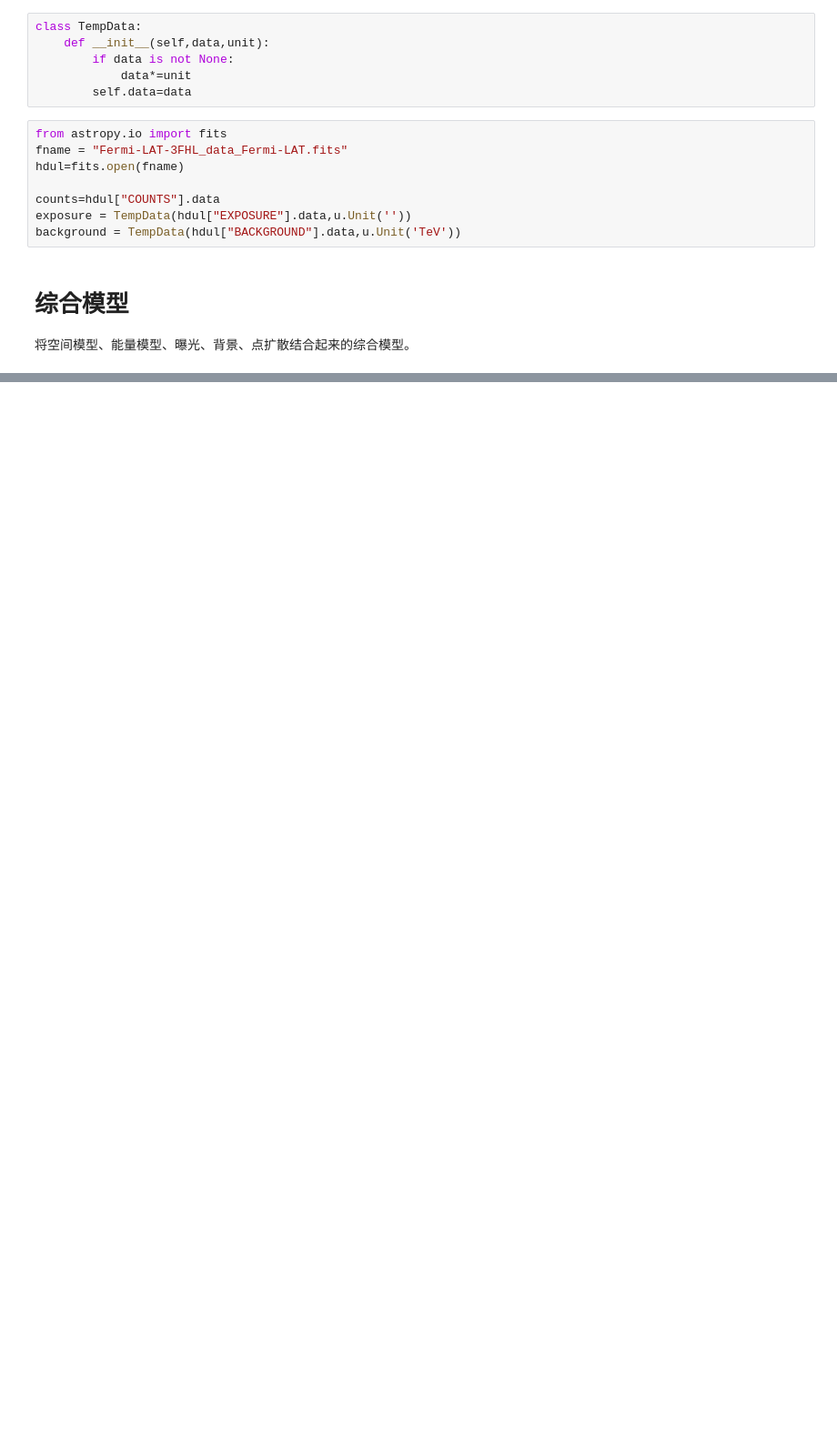
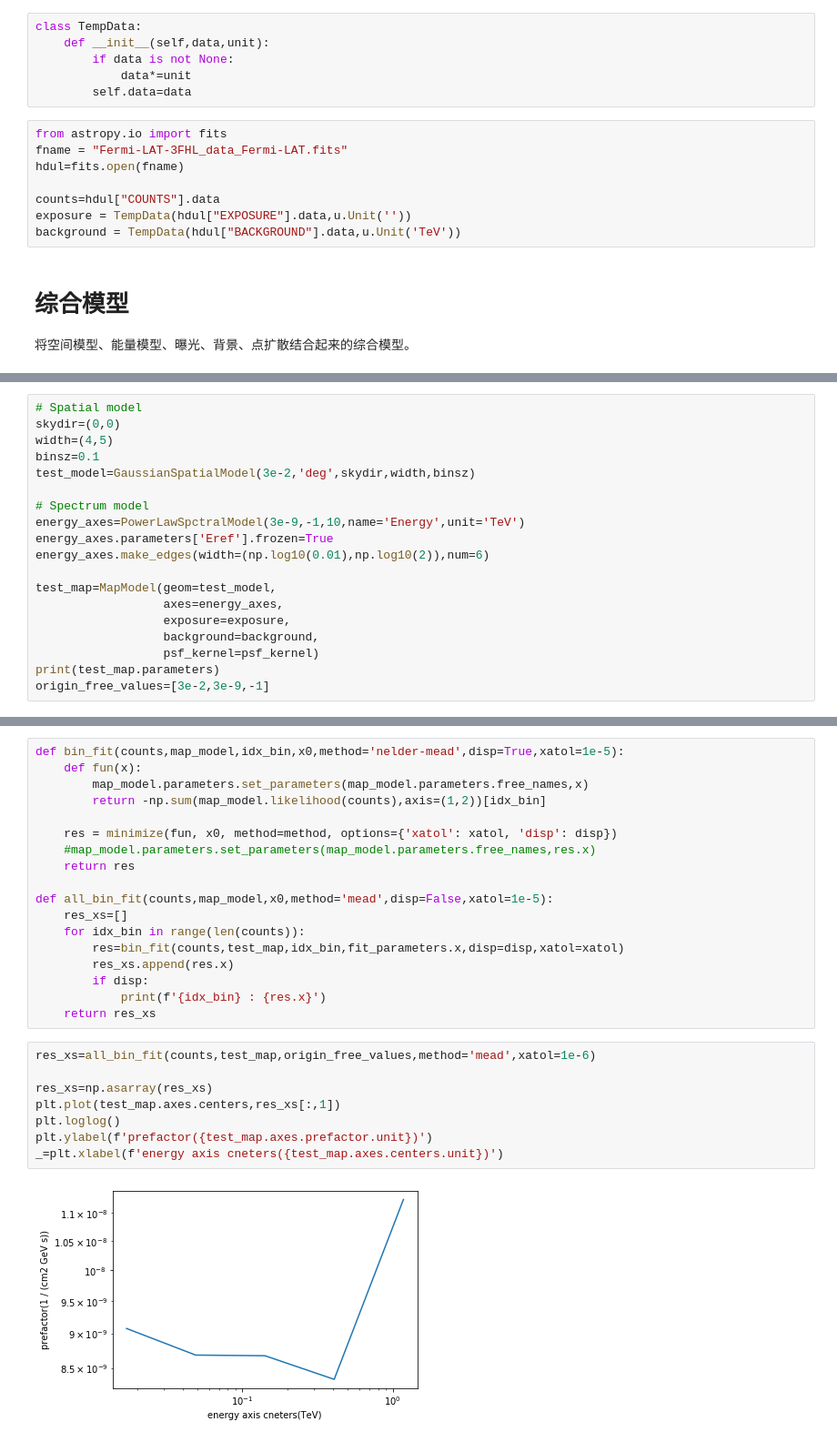
Before and after one commit to watertien/joint, a Jupyter notebook: test_wyx_joint.ipynb, the cells around one changed output, grey strips where cells are left out. Shown at 91% size. Drawn from its saved outputs; the diff is of its cells as text; blank space fills up the shorter version.

```diff
--- a/test_wyx_joint.ipynb
+++ b/test_wyx_joint.ipynb
@@ -593,0 +669,19 @@ Parameters
+# %%
+# Spatial model
+skydir=(0,0)
+width=(4,5)
+binsz=0.1
+test_model=GaussianSpatialModel(3e-2,'deg',skydir,width,binsz)
+
+# Spectrum model
+energy_axes=PowerLawSpctralModel(3e-9,-1,10,name='Energy',unit='TeV')
+energy_axes.parameters['Eref'].frozen=True
+energy_axes.make_edges(width=(np.log10(0.01),np.log10(2)),num=6)
+
+test_map=MapModel(geom=test_model,
+                  axes=energy_axes,
+                  exposure=exposure,
+                  background=background,
+                  psf_kernel=psf_kernel)
+print(test_map.parameters)
+origin_free_values=[3e-2,3e-9,-1]
@@ -593,0 +696,28 @@ Parameters
+# %%
+def bin_fit(counts,map_model,idx_bin,x0,method='nelder-mead',disp=True,xatol=1e-5):
+    def fun(x):
+        map_model.parameters.set_parameters(map_model.parameters.free_names,x)
+        return -np.sum(map_model.likelihood(counts),axis=(1,2))[idx_bin]
+
+    res = minimize(fun, x0, method=method, options={'xatol': xatol, 'disp': disp})
+    #map_model.parameters.set_parameters(map_model.parameters.free_names,res.x)
+    return res
+
+def all_bin_fit(counts,map_model,x0,method='mead',disp=False,xatol=1e-5):
+    res_xs=[]
+    for idx_bin in range(len(counts)):
+        res=bin_fit(counts,test_map,idx_bin,fit_parameters.x,disp=disp,xatol=xatol)
+        res_xs.append(res.x)
+        if disp:
+            print(f'{idx_bin} : {res.x}')
+    return res_xs
+# %%
+res_xs=all_bin_fit(counts,test_map,origin_free_values,method='mead',xatol=1e-6)
+
+res_xs=np.asarray(res_xs)
+plt.plot(test_map.axes.centers,res_xs[:,1])
+plt.loglog()
+plt.ylabel(f'prefactor({test_map.axes.prefactor.unit})')
+_=plt.xlabel(f'energy axis cneters({test_map.axes.centers.unit})')
+# %% [output]
+[figure, added]
```
Also changed, not shown: parts of 19 cells of this notebook.
